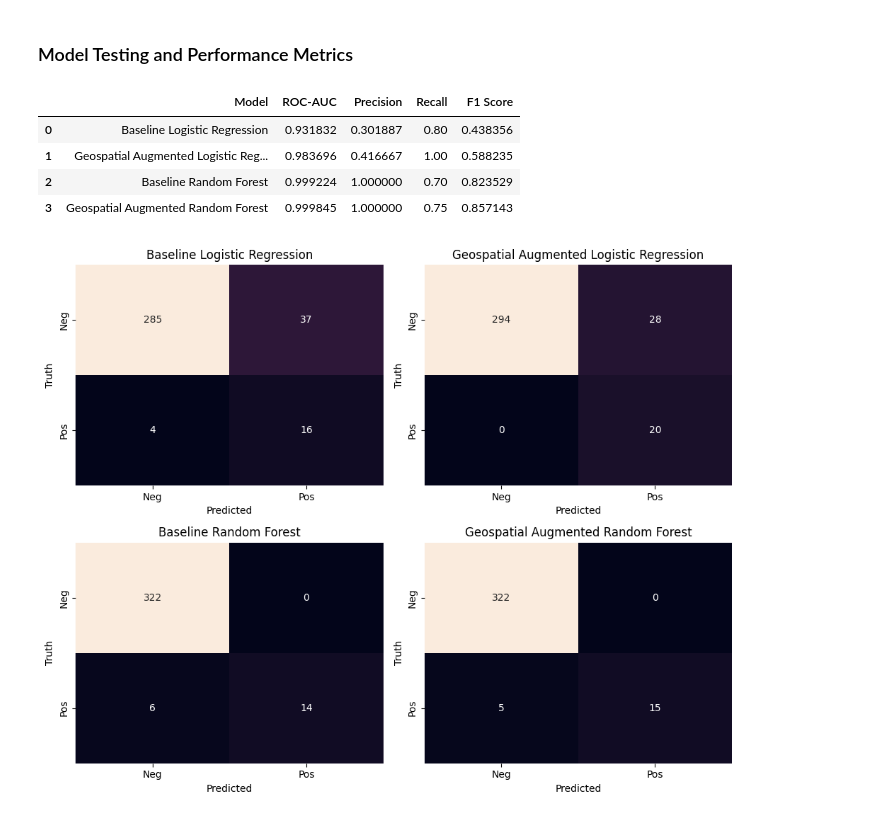
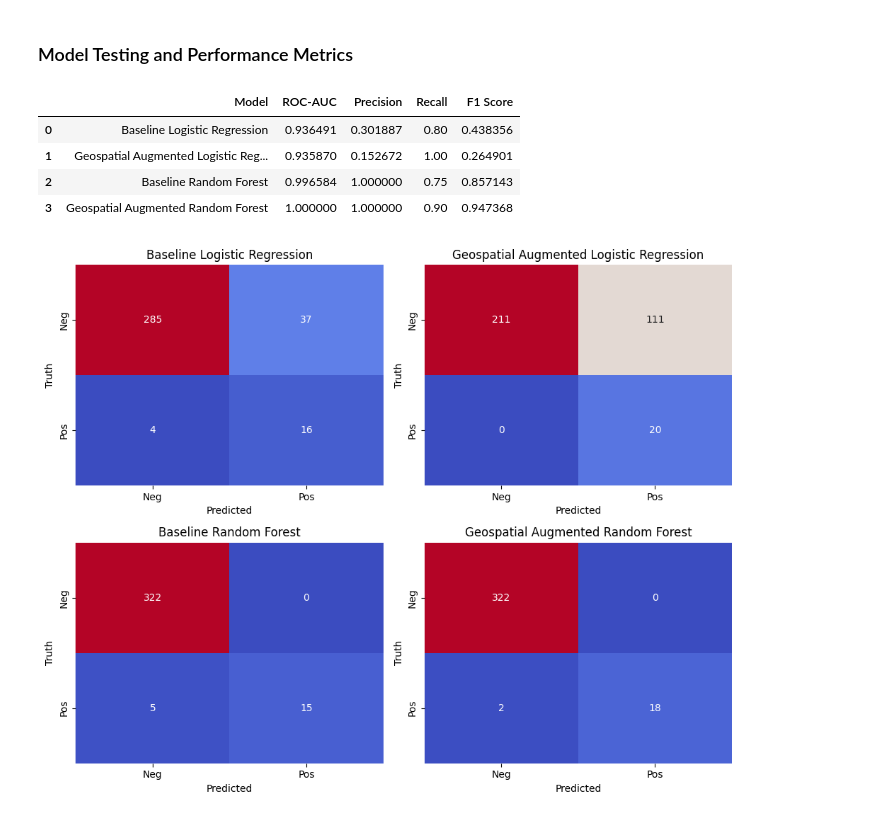
Before and after one commit to connormcmanigal/data-analysis-ML-geospatial-earthquake, a Jupyter notebook: geoanalysis.ipynb, the cells around one changed output. Drawn from its saved outputs; the diff is of its cells as text; code cells hidden in the pictures.

```diff
--- a/geoanalysis.ipynb
+++ b/geoanalysis.ipynb
@@ -645,12 +645,12 @@ aug_rf_pipeline = Pipeline([
     ('classifier', ran_for)
 ])
 
-# set up k-fold cross validation with grid hyperparameter search
-base_log_regCV = GridSearchCV(base_lr_pipeline, lr_grid, cv = 5, scoring = 'roc_auc', n_jobs = -1)
-base_ran_forCV = GridSearchCV(base_rf_pipeline, rf_grid, cv = 5, scoring = 'roc_auc', n_jobs = -1)
+# set up k-fold cross validation on recall with grid hyperparameter search
+base_log_regCV = GridSearchCV(base_lr_pipeline, lr_grid, cv = 5, scoring = 'recall', n_jobs = -1)
+base_ran_forCV = GridSearchCV(base_rf_pipeline, rf_grid, cv = 5, scoring = 'recall', n_jobs = -1)
 
-aug_log_regCV = GridSearchCV(aug_lr_pipeline, lr_grid, cv = 5, scoring = 'roc_auc', n_jobs = -1)
-aug_ran_forCV = GridSearchCV(aug_rf_pipeline, rf_grid, cv = 5, scoring = 'roc_auc', n_jobs = -1)
+aug_log_regCV = GridSearchCV(aug_lr_pipeline, lr_grid, cv = 5, scoring = 'recall', n_jobs = -1)
+aug_ran_forCV = GridSearchCV(aug_rf_pipeline, rf_grid, cv = 5, scoring = 'recall', n_jobs = -1)
 # %% [markdown]
 ### Fit Models to Training Data
 # %%
@@ -799,32 +799,32 @@ metrics_df = pd.DataFrame(metrics)
 metrics_df
 # %% [output]
 |  | Model | ROC-AUC | Precision | Recall | F1 Score |
-| 0 | Baseline Logistic Regression | 0.931832 | 0.301887 | 0.80 | 0.438356 |
-| 1 | Geospatial Augmented Logistic Reg... | 0.983696 | 0.416667 | 1.00 | 0.588235 |
-| 2 | Baseline Random Forest | 0.999224 | 1.000000 | 0.70 | 0.823529 |
-| 3 | Geospatial Augmented Random Forest | 0.999845 | 1.000000 | 0.75 | 0.857143 |
+| 0 | Baseline Logistic Regression | 0.936491 | 0.301887 | 0.80 | 0.438356 |
+| 1 | Geospatial Augmented Logistic Reg... | 0.935870 | 0.152672 | 1.00 | 0.264901 |
+| 2 | Baseline Random Forest | 0.996584 | 1.000000 | 0.75 | 0.857143 |
+| 3 | Geospatial Augmented Random Forest | 1.000000 | 1.000000 | 0.90 | 0.947368 |
 # %%
 def plot_confusion_matrices(models, X_test, y_test):
     plt.figure(figsize = (10, 8))
     for i, (model_name, model) in enumerate(models.items()):
         y_pred = model.predict(X_test)
         cm = confusion_matrix(y_test, y_pred)
 
         plt.subplot(2, 2, i + 1)  # Create a subplot for each model
-        sns.heatmap(cm, annot = True, fmt = 'd', cbar = False,
+        sns.heatmap(cm, annot = True, fmt = 'd', cmap = 'coolwarm', cbar = False,
                     xticklabels=['Neg', 'Pos'],
                     yticklabels=['Neg', 'Pos'])
 
         plt.title(model_name)
         plt.xlabel('Predicted')
         plt.ylabel('Truth')
 
     plt.tight_layout()
     plt.show()
 
 plot_confusion_matrices(models, X_test, y_test)
 # %% [output]
-[figure, old version]
+[figure, new version]
 # %%
 plt.figure(figsize = (10, 6))
 
```
Also changed, not shown: parts of 13 cells of this notebook.
